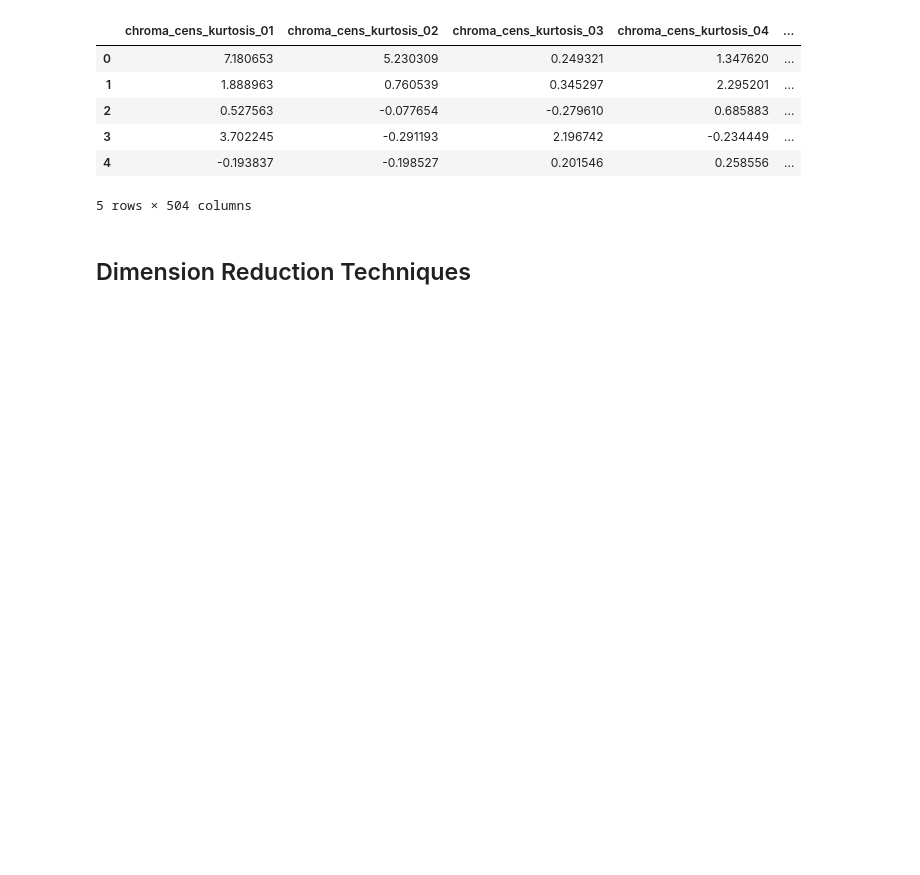
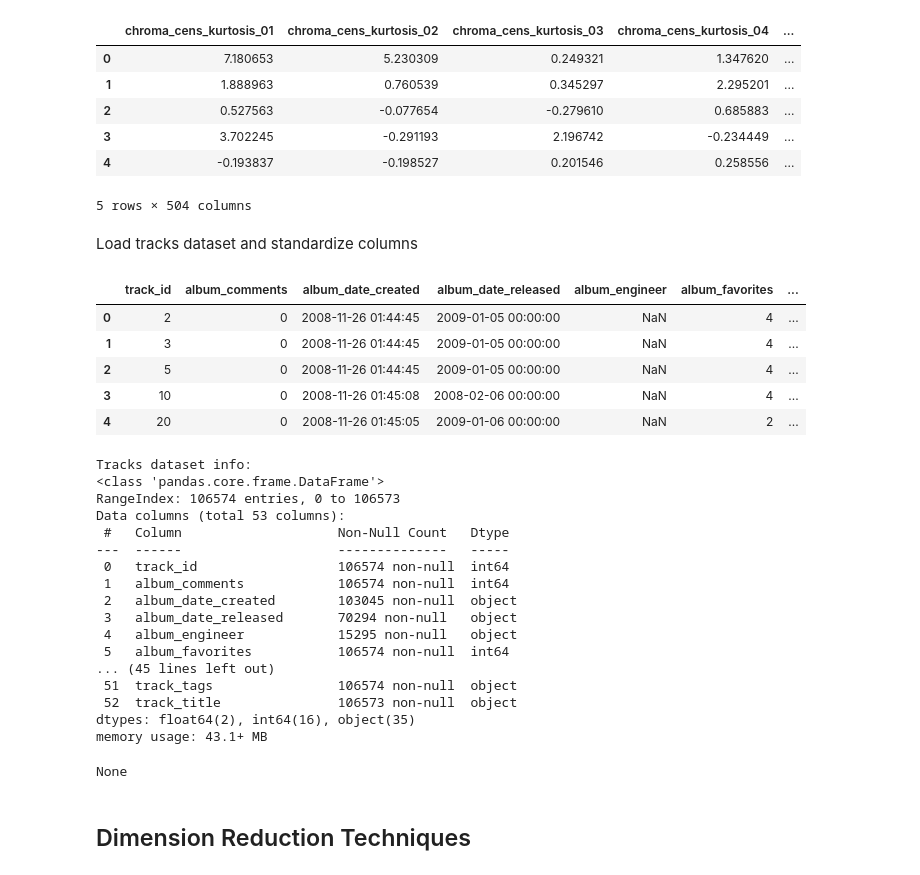
Before and after one commit to suxrobGM/cs6140-assignments, a Jupyter notebook: assignments/src/assignment4/notebook2.ipynb, the cells around one changed output. Saved outputs shown, nothing was run; the diff lists cells and outputs as text; code cells hidden in the pictures; blank space fills up the shorter version.

```diff
--- a/assignments/src/assignment4/notebook2.ipynb
+++ b/assignments/src/assignment4/notebook2.ipynb
@@ -117,6 +117,50 @@ Shape of extracted features for selected domains: (106574, 504)
 | 3 | 3.702245 | -0.291193 | 2.196742 | -0.234449 | ... |
 | 4 | -0.193837 | -0.198527 | 0.201546 | 0.258556 | ... |
 5 rows × 504 columns
+# %% [markdown]
+Load tracks dataset and standardize columns
+# %%
+# Load the tracks dataset
+tracks_df = pd.read_csv(get_data_path("assignment4/tracks.csv"), header=[0, 1, 2])
+
+# Flatten the multi-row header to create a single-level column index for easier manipulation
+tracks_df.columns = ["_".join(filter(None, col)).strip() for col in tracks_df.columns.values]
+
+# Remove '_Unnamed: 1_level_3', '_Unnamed: 2_level_3' and so on using regex
+tracks_df.columns = tracks_df.columns.str.replace(r"_Unnamed: \d+_level_\d+$", "", regex=True)
+
+# Rename the column feature_statistics_number_track_id to track_id
+tracks_df.rename(columns={"Unnamed: 0_level_0_Unnamed: 0_level_1_track_id": "track_id"}, inplace=True)
+
+display(tracks_df.head())
+
+print("Tracks dataset info:")
+display(tracks_df.info())
+# %% [output]
+|  | track_id | album_comments | album_date_created | album_date_released | album_engineer | album_favorites | ... |
+| 0 | 2 | 0 | 2008-11-26 01:44:45 | 2009-01-05 00:00:00 | NaN | 4 | ... |
+| 1 | 3 | 0 | 2008-11-26 01:44:45 | 2009-01-05 00:00:00 | NaN | 4 | ... |
+| 2 | 5 | 0 | 2008-11-26 01:44:45 | 2009-01-05 00:00:00 | NaN | 4 | ... |
+| 3 | 10 | 0 | 2008-11-26 01:45:08 | 2008-02-06 00:00:00 | NaN | 4 | ... |
+| 4 | 20 | 0 | 2008-11-26 01:45:05 | 2009-01-06 00:00:00 | NaN | 2 | ... |
+Tracks dataset info:
+<class 'pandas.core.frame.DataFrame'>
+RangeIndex: 106574 entries, 0 to 106573
+Data columns (total 53 columns):
+ #   Column                    Non-Null Count   Dtype
+---  ------                    --------------   -----
+ 0   track_id                  106574 non-null  int64
+ 1   album_comments            106574 non-null  int64
+ 2   album_date_created        103045 non-null  object
+ 3   album_date_released       70294 non-null   object
+ 4   album_engineer            15295 non-null   object
+ 5   album_favorites           106574 non-null  int64
+... (45 lines left out)
+ 51  track_tags                106574 non-null  object
+ 52  track_title               106573 non-null  object
+dtypes: float64(2), int64(16), object(35)
+memory usage: 43.1+ MB
+None
 # %% [markdown]
 ## Dimension Reduction Techniques <a class="anchor" id="2"></a>
 # %% [markdown]
```
Also changed, not shown: parts of 16 cells of this notebook.
